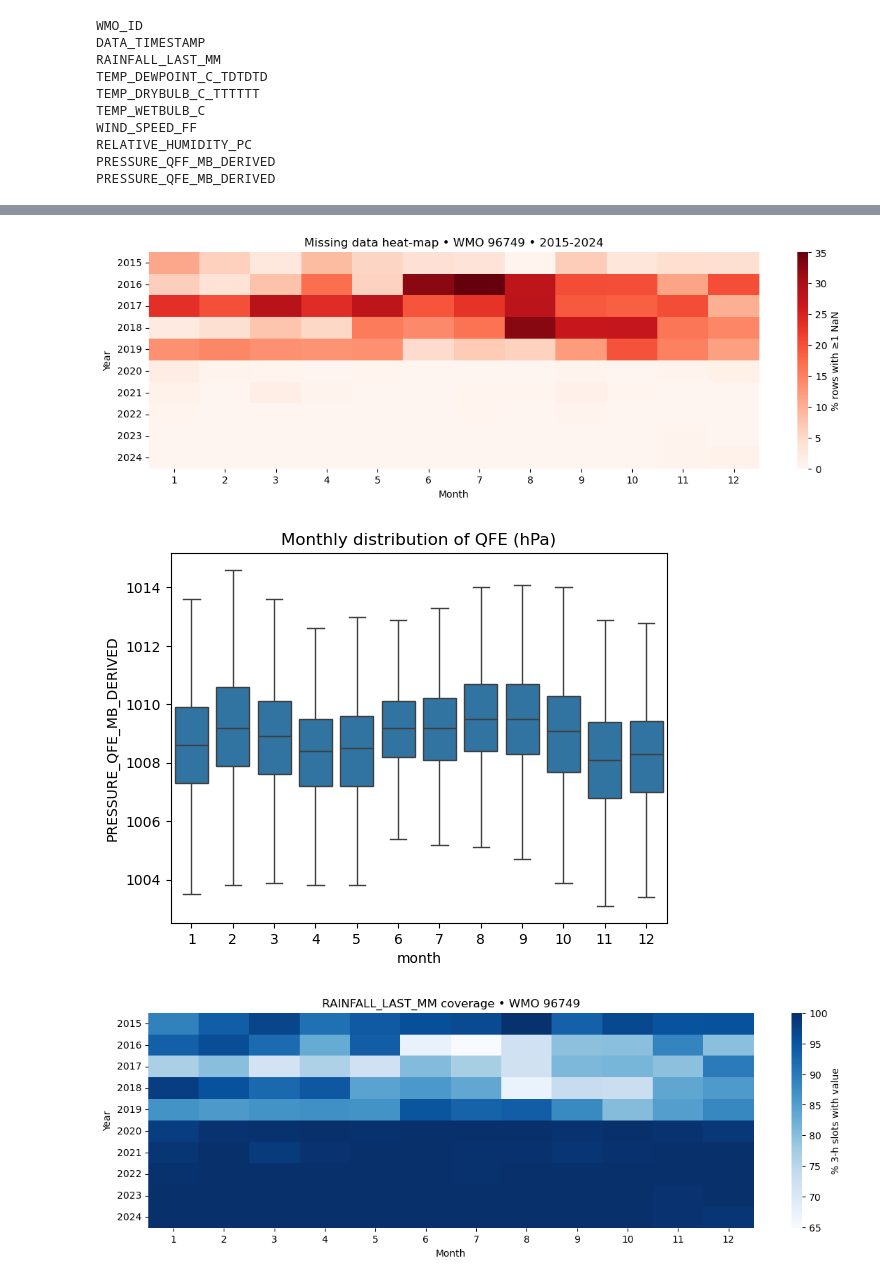
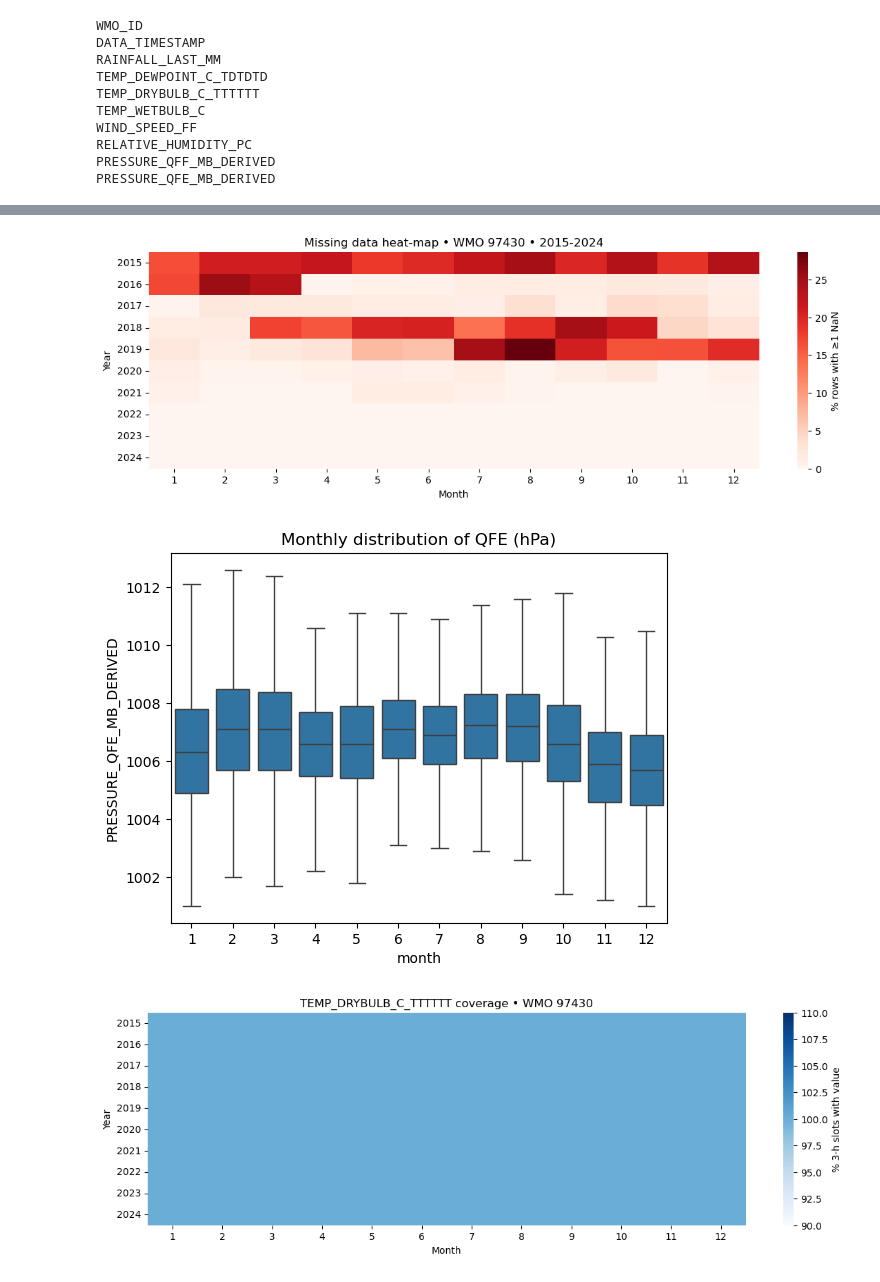
Before and after one commit to rezabayu/airpressure_ann, a Jupyter notebook: ann_pressure_prediction/notebooks/eda_flook.ipynb, the cells around one changed output, grey strips where cells are left out. Cells and saved outputs as stored; diff of their text form; code cells hidden in the pictures.

```diff
--- a/ann_pressure_prediction/notebooks/eda_flook.ipynb
+++ b/ann_pressure_prediction/notebooks/eda_flook.ipynb
@@ -4,7 +4,7 @@ import matplotlib.pyplot as plt
 import seaborn as sns
 import numpy as np
 # %%
-df = pd.read_parquet("/home/rzby/airpressure_ann/ann_pressure_prediction/data/raw/synop_96749_soetta.parquet")
+df = pd.read_parquet("/home/rzby/airpressure_ann/ann_pressure_prediction/data/raw/synop_97430_babullah.parquet")
 df.head()
 # %% [output]
 |  | WMO_ID | DATA_TIMESTAMP | RAINFALL_LAST_MM | TEMP_DEWPOINT_C_TDTDTD | TEMP_DRYBULB_C_TTTTTT | TEMP_WETBULB_C | ... |
@@ -30,3 +34,5 @@ PRESSURE_QFE_MB_DERIVED
+# %%
+df.drop_duplicates(subset=['DATA_TIMESTAMP'], keep='first', inplace=True)
 # %%
 df['ts'] = pd.to_datetime(df['DATA_TIMESTAMP'], utc=True)
 df = df.set_index('ts').sort_index()
@@ -65,2 +71,2 @@ df_full.head()
 # %%
-df_full[df_full['WMO_ID'].isna()]['WMO_ID'] = '96749'
+df_full[df_full['WMO_ID'].isna()]['WMO_ID'] = '97430'
@@ -102,32 +103,32 @@ miss_tbl = (
 
 plt.figure(figsize=(14,4))
 sns.heatmap(miss_tbl, cmap="Reds", cbar_kws={"label":"% rows with ≥1 NaN"})
-plt.title("Missing data heat-map • WMO 96749 • 2015-2024")
+plt.title("Missing data heat-map • WMO 97430 • 2015-2024")
 plt.ylabel("Year"); plt.xlabel("Month"); plt.show()
 # %% [output]
-[figure, old version]
+[figure, new version]
 # %%
 df_full['month'] = df_full.index.month
 sns.boxplot(x='month', y='PRESSURE_QFE_MB_DERIVED', data=df_full, showfliers=False)
 plt.title("Monthly distribution of QFE (hPa)")
 plt.show()
 # %% [output]
-[figure, old version]
+[figure, new version]
 # %%
-rain = df_full['RAINFALL_LAST_MM']
+rain = df_full['TEMP_DRYBULB_C_TTTTTT']
 # Percentage of slots that have rainfall values each month
 rain_pct = (
     rain.notna()
         .groupby([df_full.index.year, df_full.index.month])
         .mean()
         .unstack(level=1) * 100
 )
 
 plt.figure(figsize=(14,4))
 sns.heatmap(rain_pct, cmap="Blues", cbar_kws={"label":"% 3-h slots with value"})
-plt.title("RAINFALL_LAST_MM coverage • WMO 96749")
+plt.title("TEMP_DRYBULB_C_TTTTTT coverage • WMO 97430")
 plt.ylabel("Year"); plt.xlabel("Month"); plt.show()
 # %% [output]
-[figure, old version]
+[figure, new version]
 # %%
 from pathlib import Path
```
Also changed, not shown: parts of 7 cells of this notebook, 3 other files.
